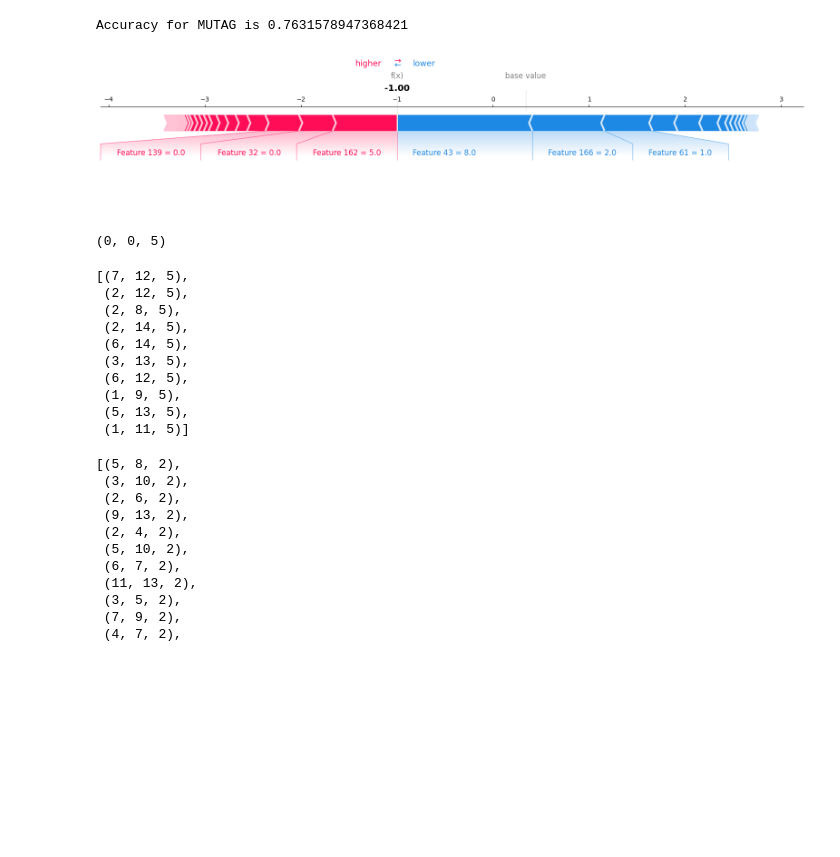
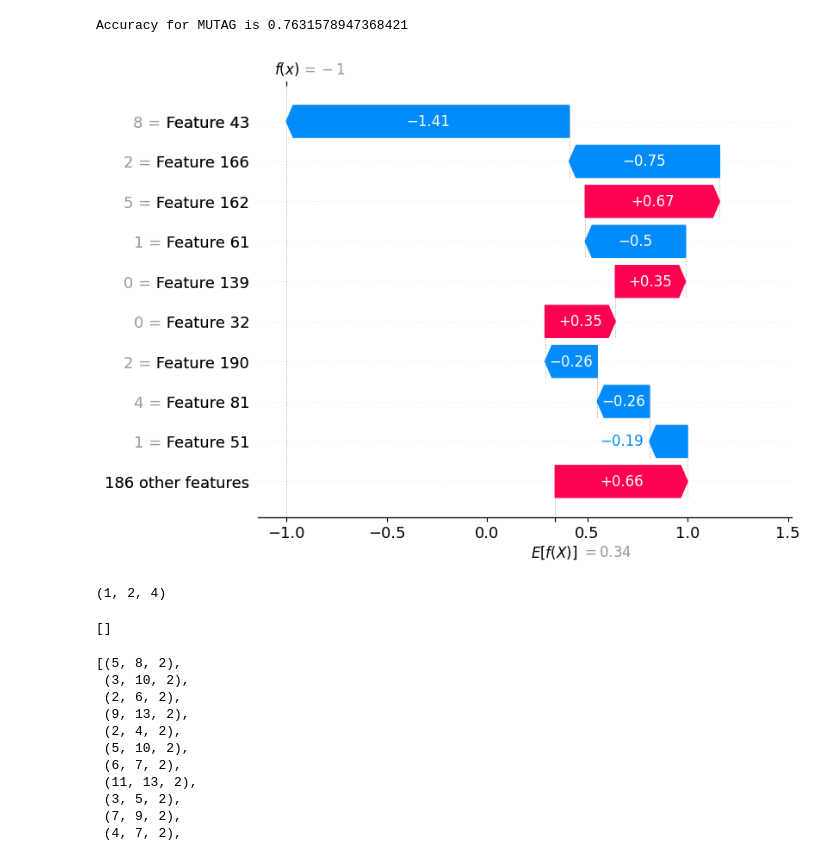
Before and after one commit to congrendai/MSc_Individual_Project, a Jupyter notebook: model.ipynb, the cells around one changed output. Drawn from its saved outputs; the diff is of its cells as text; code cells hidden in the pictures; blank space fills up the shorter version.

```diff
--- a/model.ipynb
+++ b/model.ipynb
@@ -7,26 +7,17 @@ SP = Model("MUTAG", ShortestPath, "SVM")
 # %% [output]
 Accuracy for MUTAG is 0.7631578947368421
 # %%
-SP.force_plot(0)
+SP.waterfall_plot(0)
 # %% [output]
-[figure, old version]
+[figure, new version]
 # %%
-SP.kernel.attributes[139]
+SP.kernel.attributes[166]
 # %% [output]
-(0, 0, 5)
+(1, 2, 4)
 # %%
-SP.find_features(0, 139)
+SP.find_features(0, 166)
 # %% [output]
-[(7, 12, 5),
- (2, 12, 5),
- (2, 8, 5),
- (2, 14, 5),
- (6, 14, 5),
- (3, 13, 5),
- (6, 12, 5),
- (1, 9, 5),
- (5, 13, 5),
- (1, 11, 5)]
+[]
 # %%
 import networkx as nx
 # %%
```
Also changed, not shown: 1 other file.
